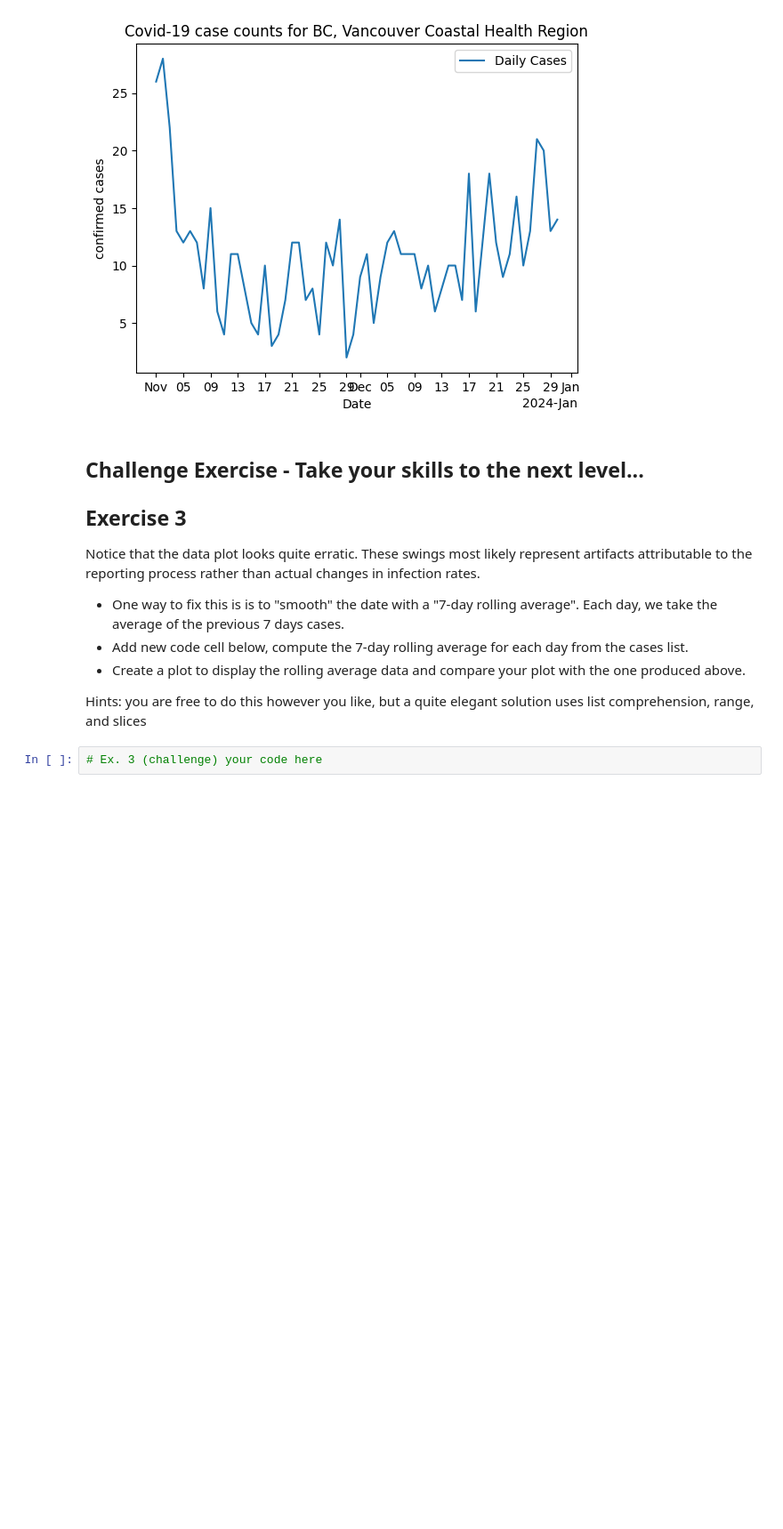
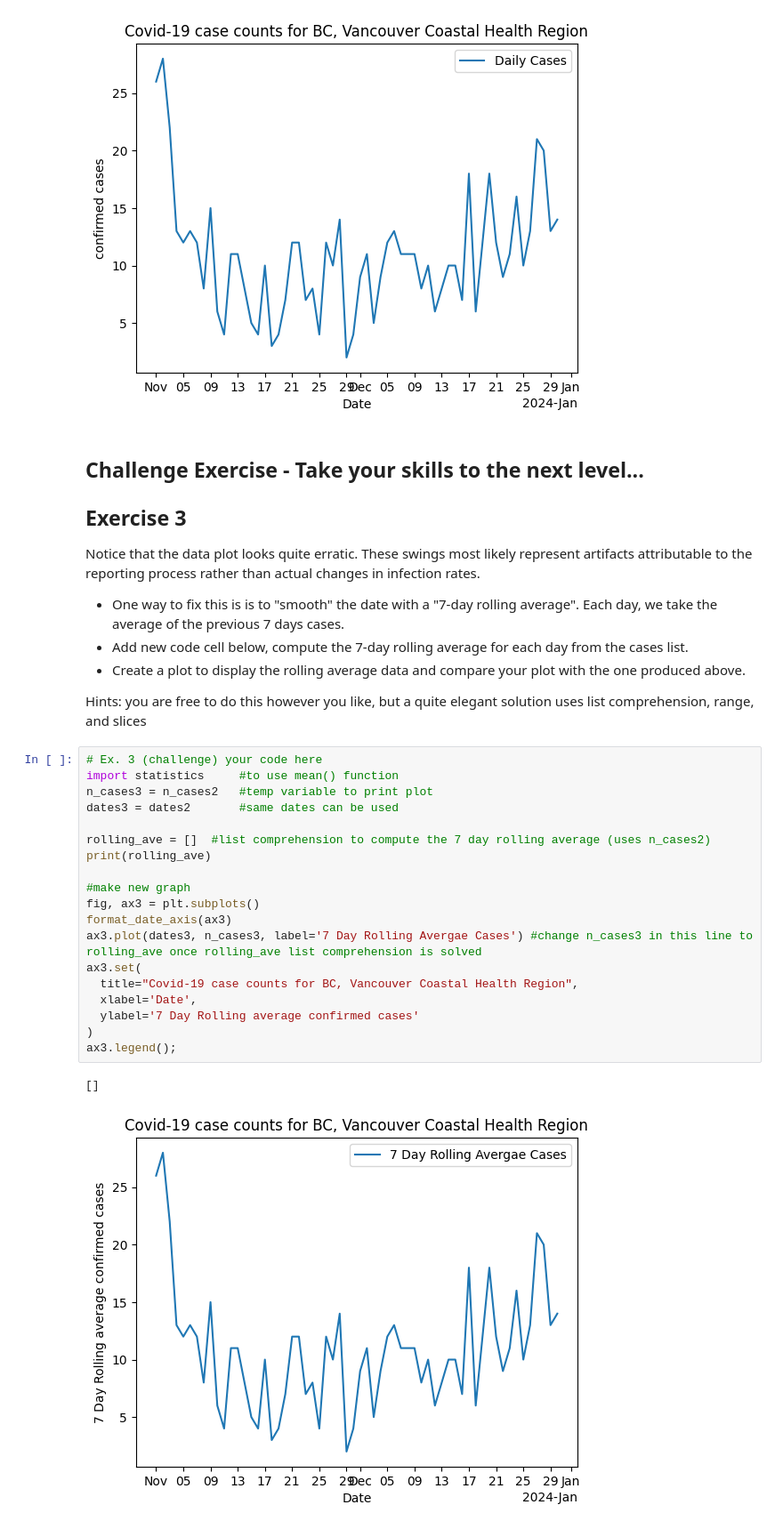
Before and after one commit to ChowWigglePuff/cap-comp215, a Jupyter notebook: labs/lab01-intro.ipynb, the cells around one changed output. Shown at 89% size. Cells and saved outputs as stored; diff of their text form; blank space fills up the shorter version.

```diff
--- a/labs/lab01-intro.ipynb
+++ b/labs/lab01-intro.ipynb
@@ -210,5 +210,25 @@ Each day, we take the average of the previous 7 days cases.
  * Create a plot to display the rolling average data and compare your plot with the one produced above.
 
  Hints: you are free to do this however you like, but a quite elegant solution uses list comprehension, range, and slices
-# %%
-# Ex. 3 (challenge) your code here
+# %%
+# Ex. 3 (challenge) your code here
+import statistics     #to use mean() function
+n_cases3 = n_cases2   #temp variable to print plot
+dates3 = dates2       #same dates can be used
+
+rolling_ave = []  #list comprehension to compute the 7 day rolling average (uses n_cases2)
+print(rolling_ave)
+
+#make new graph
+fig, ax3 = plt.subplots()
+format_date_axis(ax3)
+ax3.plot(dates3, n_cases3, label='7 Day Rolling Avergae Cases') #change n_cases3 in this line to rolling_ave once rolling_ave list comprehension is solved
+ax3.set(
+  title="Covid-19 case counts for BC, Vancouver Coastal Health Region",
+  xlabel='Date',
+  ylabel='7 Day Rolling average confirmed cases'
+)
+ax3.legend();
+# %% [output]
+[]
+[figure, added]
```
